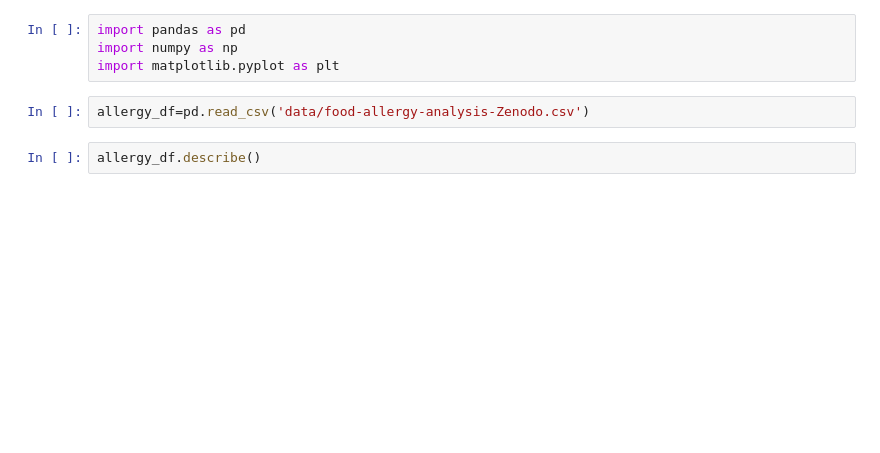
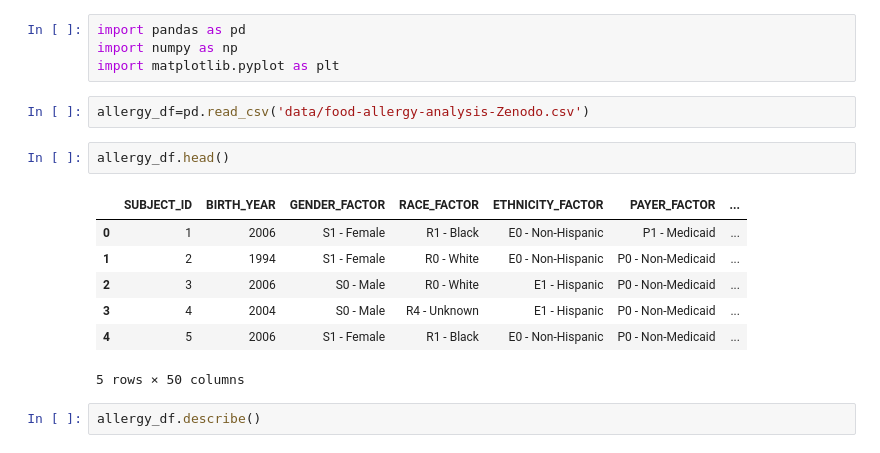
Before and after one commit to leahkrause/project_1, a Jupyter notebook: Allergy_Fish.ipynb, the cells around one changed output. Drawn from its saved outputs; the diff is of its cells as text; blank space fills up the shorter version.

```diff
--- a/Allergy_Fish.ipynb
+++ b/Allergy_Fish.ipynb
@@ -4,6 +4,16 @@ import numpy as np
 import matplotlib.pyplot as plt
 # %%
 allergy_df=pd.read_csv('data/food-allergy-analysis-Zenodo.csv')
+# %%
+allergy_df.head()
+# %% [output]
+|  | SUBJECT_ID | BIRTH_YEAR | GENDER_FACTOR | RACE_FACTOR | ETHNICITY_FACTOR | PAYER_FACTOR | ... |
+| 0 | 1 | 2006 | S1 - Female | R1 - Black | E0 - Non-Hispanic | P1 - Medicaid | ... |
+| 1 | 2 | 1994 | S1 - Female | R0 - White | E0 - Non-Hispanic | P0 - Non-Medicaid | ... |
+| 2 | 3 | 2006 | S0 - Male | R0 - White | E1 - Hispanic | P0 - Non-Medicaid | ... |
+| 3 | 4 | 2004 | S0 - Male | R4 - Unknown | E1 - Hispanic | P0 - Non-Medicaid | ... |
+| 4 | 5 | 2006 | S1 - Female | R1 - Black | E0 - Non-Hispanic | P0 - Non-Medicaid | ... |
+5 rows × 50 columns
 # %%
 allergy_df.describe()
 # %% [output]
```
Also changed, not shown: parts of 2 cells of this notebook.
